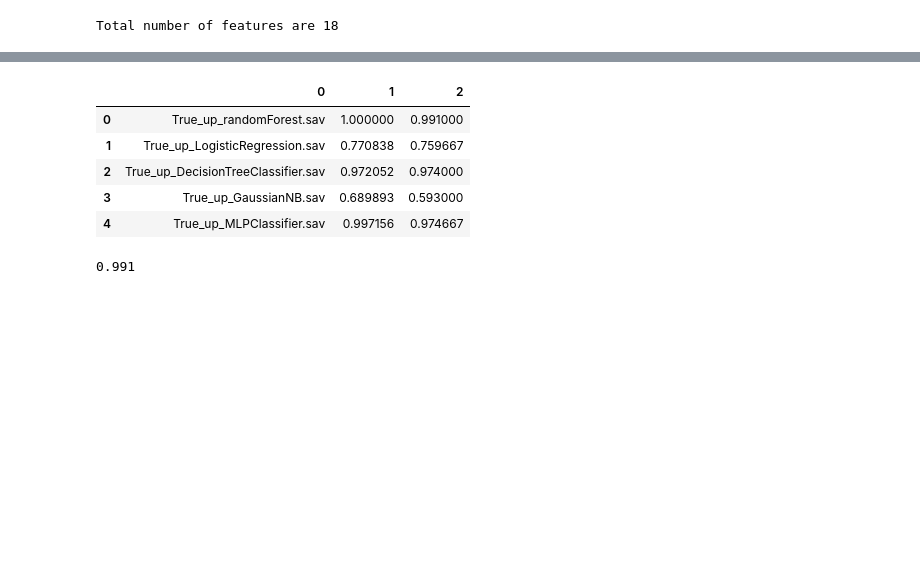
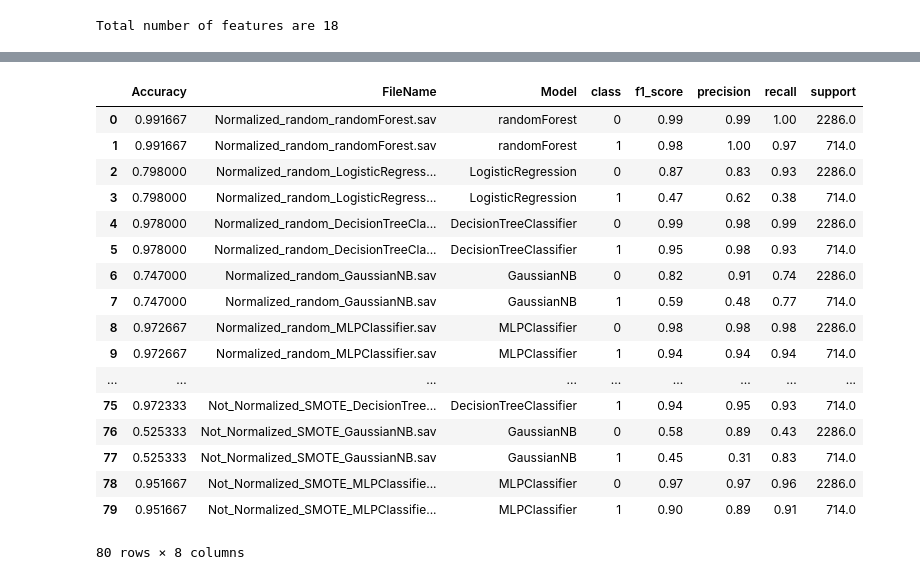
Before and after one commit to pramodnagare/Applied-Learning, a Jupyter notebook: Employee Retention Tool Kit/ToolKit.ipynb, the cells around one changed output, grey strips where cells are left out. Cells and saved outputs as stored; diff of their text form; code cells hidden in the pictures; blank space fills up the shorter version.

Commit message:
Model Building Pipeline update

```diff
--- a/Employee Retention Tool Kit/ToolKit.ipynb
+++ b/Employee Retention Tool Kit/ToolKit.ipynb
@@ -437,7 +435,17 @@ def trainModels(data, target, configuration):
 # %%
+start = time.time()
+
+target = "left"
+
 configuration = {
-                    'sampling': ['up', 'down', 'SMOTE'],
+                    'sampling': ['random', 'up', 'down', 'SMOTE'],
                     'model': ['randomForest', 'LogisticRegression', 'DecisionTreeClassifier', 'GaussianNB', 'MLPClassifier'],
                     'normalize': [True, False],
-                    'target': "left"
+                    'target': target
                 }
+
+models_summary = trainModels(data_new, configuration)
+models_summary
+end = time.time()
+
+print("Time for execution: {} secs!".format(end-start))
@@ -508,13 +470,21 @@ acc = pd.read_csv('Accuracy Summary.txt', header=None)
-# %%
-acc.head()
-# %% [output]
-|  | 0 | 1 | 2 |
-| 0 | True_up_randomForest.sav | 1.000000 | 0.991000 |
-| 1 | True_up_LogisticRegression.sav | 0.770838 | 0.759667 |
-| 2 | True_up_DecisionTreeClassifier.sav | 0.972052 | 0.974000 |
-| 3 | True_up_GaussianNB.sav | 0.689893 | 0.593000 |
-| 4 | True_up_MLPClassifier.sav | 0.997156 | 0.974667 |
-# %%
-acc[2].max()
-# %% [output]
-0.991
+# %%
+models_summary.reset_index().drop('index', axis=1)
+# %% [output]
+|  | Accuracy | FileName | Model | class | f1_score | precision | recall | support |
+| 0 | 0.991667 | Normalized_random_randomForest.sav | randomForest | 0 | 0.99 | 0.99 | 1.00 | 2286.0 |
+| 1 | 0.991667 | Normalized_random_randomForest.sav | randomForest | 1 | 0.98 | 1.00 | 0.97 | 714.0 |
+| 2 | 0.798000 | Normalized_random_LogisticRegress... | LogisticRegression | 0 | 0.87 | 0.83 | 0.93 | 2286.0 |
+| 3 | 0.798000 | Normalized_random_LogisticRegress... | LogisticRegression | 1 | 0.47 | 0.62 | 0.38 | 714.0 |
+| 4 | 0.978000 | Normalized_random_DecisionTreeCla... | DecisionTreeClassifier | 0 | 0.99 | 0.98 | 0.99 | 2286.0 |
+| 5 | 0.978000 | Normalized_random_DecisionTreeCla... | DecisionTreeClassifier | 1 | 0.95 | 0.98 | 0.93 | 714.0 |
+| 6 | 0.747000 | Normalized_random_GaussianNB.sav | GaussianNB | 0 | 0.82 | 0.91 | 0.74 | 2286.0 |
+| 7 | 0.747000 | Normalized_random_GaussianNB.sav | GaussianNB | 1 | 0.59 | 0.48 | 0.77 | 714.0 |
+| 8 | 0.972667 | Normalized_random_MLPClassifier.sav | MLPClassifier | 0 | 0.98 | 0.98 | 0.98 | 2286.0 |
+| 9 | 0.972667 | Normalized_random_MLPClassifier.sav | MLPClassifier | 1 | 0.94 | 0.94 | 0.94 | 714.0 |
+| ... | ... | ... | ... | ... | ... | ... | ... | ... |
+| 75 | 0.972333 | Not_Normalized_SMOTE_DecisionTree... | DecisionTreeClassifier | 1 | 0.94 | 0.95 | 0.93 | 714.0 |
+| 76 | 0.525333 | Not_Normalized_SMOTE_GaussianNB.sav | GaussianNB | 0 | 0.58 | 0.89 | 0.43 | 2286.0 |
+| 77 | 0.525333 | Not_Normalized_SMOTE_GaussianNB.sav | GaussianNB | 1 | 0.45 | 0.31 | 0.83 | 714.0 |
+| 78 | 0.951667 | Not_Normalized_SMOTE_MLPClassifie... | MLPClassifier | 0 | 0.97 | 0.97 | 0.96 | 2286.0 |
+| 79 | 0.951667 | Not_Normalized_SMOTE_MLPClassifie... | MLPClassifier | 1 | 0.90 | 0.89 | 0.91 | 714.0 |
+80 rows × 8 columns
```
Also changed, not shown: parts of 7 cells of this notebook.
